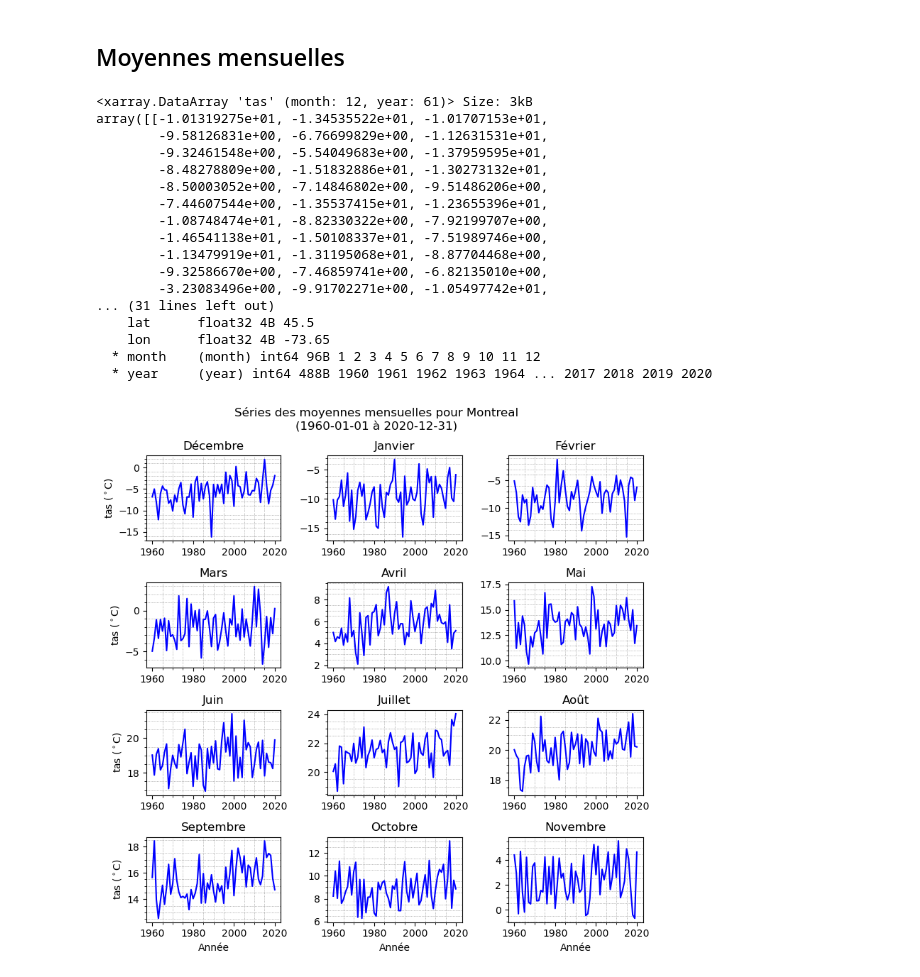
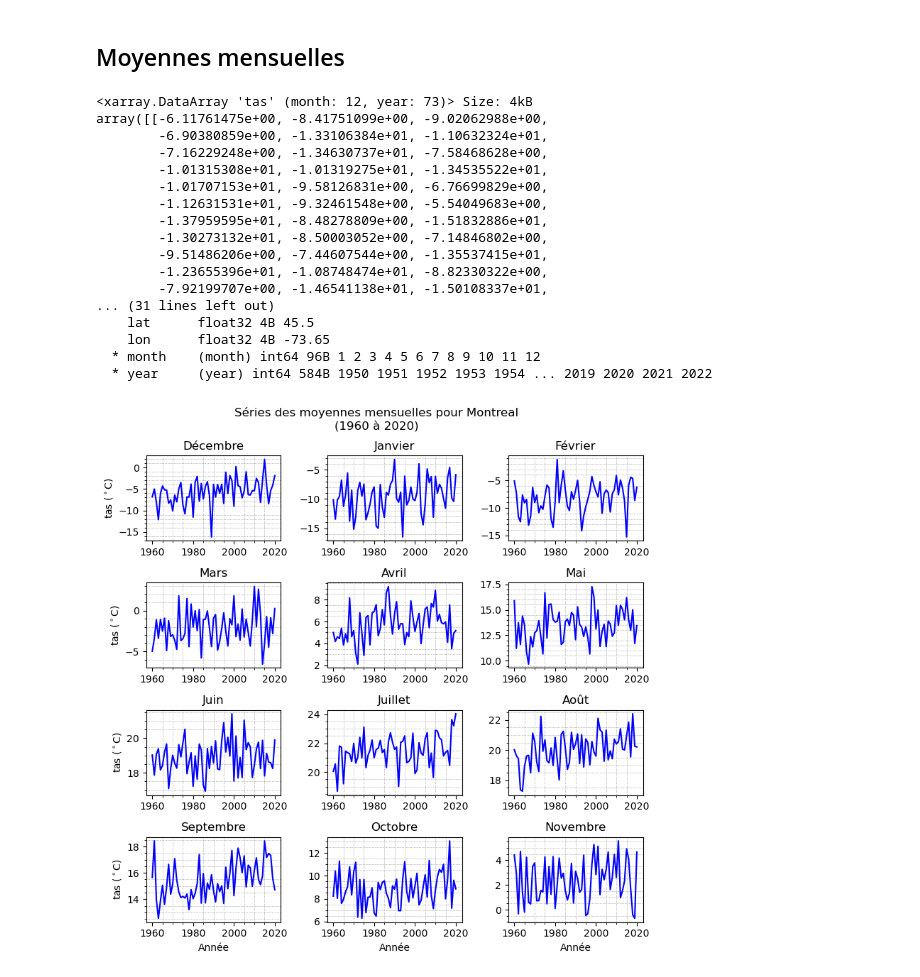
Before and after one commit to Ouranosinc/LabSc, a Jupyter notebook: labsc-notebooks/ERA5_series_moy_ann_sais_mens.ipynb, the cells around one changed output. Drawn from its saved outputs; the diff is of its cells as text; code cells hidden in the pictures.

```diff
--- a/labsc-notebooks/ERA5_series_moy_ann_sais_mens.ipynb
+++ b/labsc-notebooks/ERA5_series_moy_ann_sais_mens.ipynb
@@ -148,12 +148,12 @@ Contains modified Copernicus Climate Change Service Information 2020. Neither th
 citation :
 Copernicus Climate Change Service (C3S) (2017): ERA5: Fifth generation of ECMWF atmospheric reanalyses of the global climate . Copernicus Climate Change Service Climate Data Store (CDS), date of acces ...
 # %%
-# Sélectionner la période
-debut,fin="1991-01-01", "2020-12-31"
-debut,fin="1951-01-01", "2020-12-31"
-debut,fin="1985-01-01", "2020-12-31"
-debut,fin="1960-01-01", "2020-12-31"
-ds = ds.tas.sel(time=slice(debut,fin))
+# Choisir les années à afficher, la coordonnée du point, et la variable
+
+# Années pour l'affichage (calculs effectués sur toute la période disponible)
+debut,fin=1960, 2020
+
+#ds = ds.tas.sel(time=slice(debut,fin))
 
 lat, lon, ptlabel = 45.50, -73.56, 'Montreal'
 #lat, lon, ptlabel =  60, -73.56, 'Nunavik'
@@ -163,7 +163,14 @@ lat, lon, ptlabel = 45.50, -73.56, 'Montreal'
 #lat, lon, ptlabel = 59.65991, -85.06750,  'Baie d\'Hudson'
 #lon,lat, ptlabel = 59.62395, -67.57145,  'Baie d\'Ungava'
 #lat, lon, ptlabel = 46.28854482570761, -72.69552112219267, 'Pointe-du-Lac'
+pt = subset.subset_gridpoint(ds.tas, lon=lon, lat=lat)
 
-pt = subset.subset_gridpoint(ds, lon=lon, lat=lat)
+
+#lats=[45.50,60]
+#lons=[-73.56,-73.56]
+#labels=['pt1','pt2']
+#pt = subset.subset_gridpoint(ds.tas, lon=lons, lat=lats)
+#pt=pt.assign_coords(label=xr.DataArray(labels,dims="site"))
+
 display(pt)
 # %% [output]
@@ -304,7 +316,7 @@ axes = axes.ravel()
 
 for jj,sais in enumerate(['DJF','MAM','JJA','SON']):
     # Afficher la variable
-    p=axes[jj].plot(ser_sais.sel(season=sais).year,ser_sais.sel(season=sais),'b')
+    p=axes[jj].plot(ser_sais_per.sel(season=sais,year=slice(debut, fin)).year,ser_sais_per.sel(season=sais,year=slice(debut, fin)),'b')
 
     # Titres panneaux
     axes[jj].title.set_text(sais)
@@ -320,6 +332,6 @@ for jj,sais in enumerate(['DJF','MAM','JJA','SON']):
     if jj in [2,3]:
         axes[jj].set_xlabel("Année")
 
-plt.suptitle('Séries des moyennes saisonnières pour '+ptlabel+'\n('+debut+' à '+fin+')')
+plt.suptitle('Séries des moyennes saisonnières pour '+ptlabel+'\n('+str(debut)+' à '+str(fin)+')')
 plt.tight_layout()
 # %% [output]
@@ -336,51 +348,54 @@ with Client() as c:
     ser_mois.load()
 ser_mois
 # %% [output]
-<xarray.DataArray 'tas' (month: 12, year: 61)> Size: 3kB
-array([[-1.01319275e+01, -1.34535522e+01, -1.01707153e+01,
-        -9.58126831e+00, -6.76699829e+00, -1.12631531e+01,
-        -9.32461548e+00, -5.54049683e+00, -1.37959595e+01,
-        -8.48278809e+00, -1.51832886e+01, -1.30273132e+01,
-        -8.50003052e+00, -7.14846802e+00, -9.51486206e+00,
-        -7.44607544e+00, -1.35537415e+01, -1.23655396e+01,
-        -1.08748474e+01, -8.82330322e+00, -7.92199707e+00,
-        -1.46541138e+01, -1.50108337e+01, -7.51989746e+00,
-        -1.13479919e+01, -1.31195068e+01, -8.87704468e+00,
-        -9.32586670e+00, -7.46859741e+00, -6.82135010e+00,
-        -3.23083496e+00, -9.91702271e+00, -1.05497742e+01,
+<xarray.DataArray 'tas' (month: 12, year: 73)> Size: 4kB
+array([[-6.11761475e+00, -8.41751099e+00, -9.02062988e+00,
+        -6.90380859e+00, -1.33106384e+01, -1.10632324e+01,
+        -7.16229248e+00, -1.34630737e+01, -7.58468628e+00,
+        -1.01315308e+01, -1.01319275e+01, -1.34535522e+01,
+        -1.01707153e+01, -9.58126831e+00, -6.76699829e+00,
+        -1.12631531e+01, -9.32461548e+00, -5.54049683e+00,
+        -1.37959595e+01, -8.48278809e+00, -1.51832886e+01,
+        -1.30273132e+01, -8.50003052e+00, -7.14846802e+00,
+        -9.51486206e+00, -7.44607544e+00, -1.35537415e+01,
+        -1.23655396e+01, -1.08748474e+01, -8.82330322e+00,
+        -7.92199707e+00, -1.46541138e+01, -1.50108337e+01,
 ... (31 lines left out)
     lat      float32 4B 45.5
     lon      float32 4B -73.65
   * month    (month) int64 96B 1 2 3 4 5 6 7 8 9 10 11 12
-  * year     (year) int64 488B 1960 1961 1962 1963 1964 ... 2017 2018 2019 2020
+  * year     (year) int64 584B 1950 1951 1952 1953 1954 ... 2019 2020 2021 2022
 # %%
 # Affichage des séries
+
+# Liste des mois
 mois_num=[12,1,2,3,4,5,6,7,8,9,10,11]
 mois_nom=['Décembre','Janvier','Février','Mars','Avril','Mai','Juin','Juillet','Août','Septembre','Octobre','Novembre']
 
+# Graphiques
 fig,axes = plt.subplots(4,3,figsize=(8, 8))
 axes = axes.ravel()
 
 for jj,mois in enumerate(mois_num):
     # Afficher la variable
-    p=axes[jj].plot(ser_mois.sel(month=mois).year,ser_mois.sel(month=mois),'b')
+    p=axes[jj].plot(ser_mois.sel(month=mois,year=slice(debut, fin)).year,ser_mois.sel(month=mois,year=slice(debut, fin)),'b')
 
     # Titres panneaux
     axes[jj].title.set_text(mois_nom[jj])
     #axes[jj].set_ylim(-10,10)                      # Fixer les bornes de l'axe vertical
 
     # Ajout du quadrillage secondaire
     axes[jj].minorticks_on()  # Active les graduations mineures
     axes[jj].grid(True, which='minor', linestyle=':', linewidth=0.5, color='gray')
 
     # Titres axes
     if jj in [0,3,6,9]:
         axes[jj].set_ylabel("tas ($^\circ$C)")
     if jj in [9,10,11]:
         axes[jj].set_xlabel("Année")
 
 
-plt.suptitle('Séries des moyennes mensuelles pour '+ptlabel+'\n('+debut+' à '+fin+')')
+plt.suptitle('Séries des moyennes mensuelles pour '+ptlabel+'\n('+str(debut)+' à '+str(fin)+')')
 plt.tight_layout()
 # %% [output]
-[figure, old version]
+[figure, new version]
```
Also changed, not shown: parts of 7 cells of this notebook.
